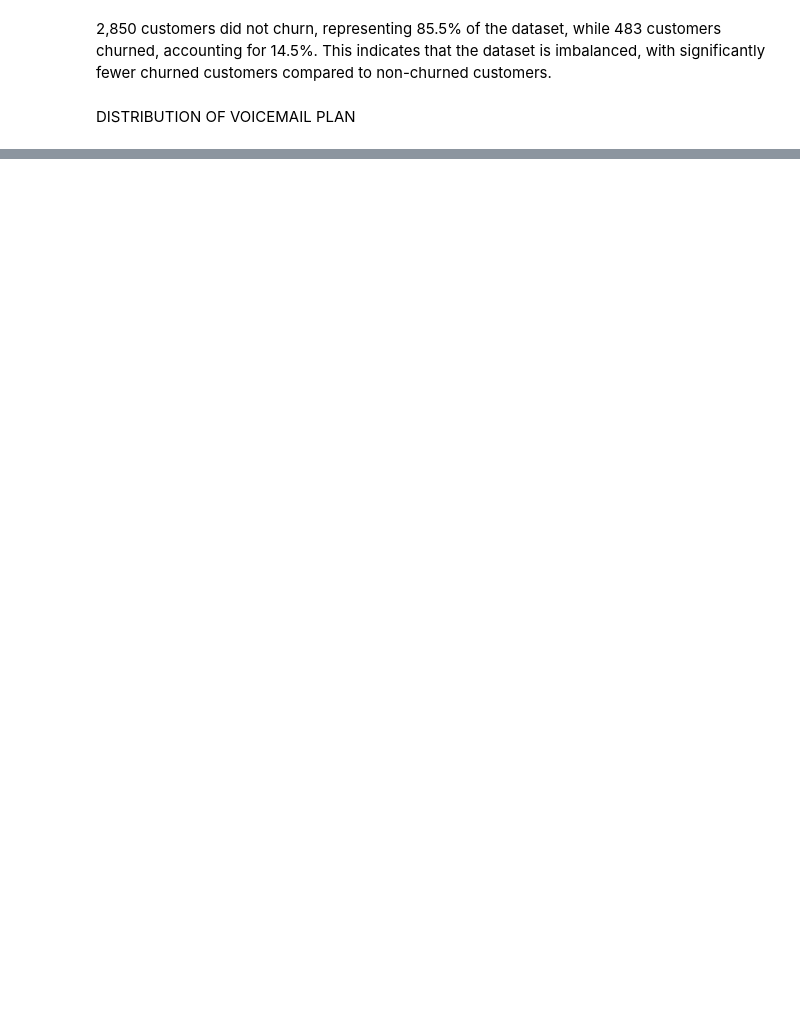
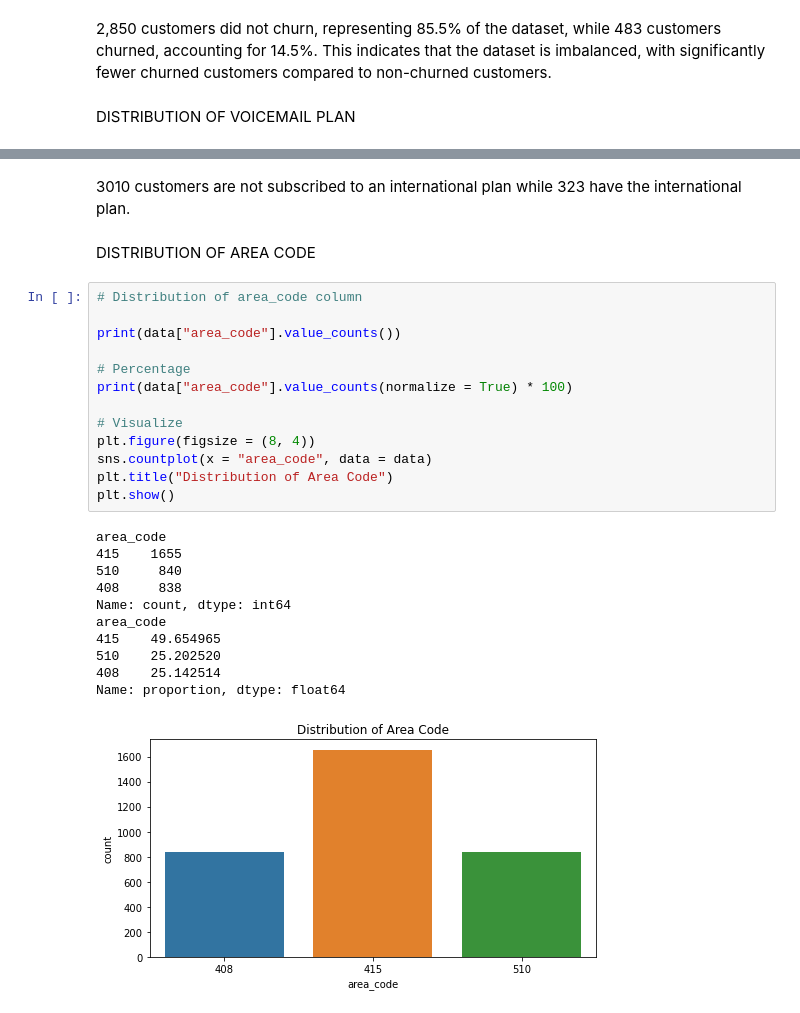
Before and after one commit to edgarowuor-tech/PHASE_THREE_CLASSIFICATION-MODEL-PROJECT, a Jupyter notebook: index.ipynb, the cells around one changed output, grey strips where cells are left out. Cells and saved outputs as stored; diff of their text form; blank space fills up the shorter version.

```diff
--- a/index.ipynb
+++ b/index.ipynb
@@ -353,0 +387,29 @@ Name: proportion, dtype: float64
+# %% [markdown]
+3010 customers are not subscribed to an international plan while 323 have the international plan.
+# %% [markdown]
+DISTRIBUTION OF AREA CODE
+# %%
+# Distribution of area_code column
+
+print(data["area_code"].value_counts())
+
+# Percentage
+print(data["area_code"].value_counts(normalize = True) * 100)
+
+# Visualize
+plt.figure(figsize = (8, 4))
+sns.countplot(x = "area_code", data = data)
+plt.title("Distribution of Area Code")
+plt.show()
+# %% [output]
+area_code
+415    1655
+510     840
+408     838
+Name: count, dtype: int64
+area_code
+415    49.654965
+510    25.202520
+408    25.142514
+Name: proportion, dtype: float64
+[figure, added]
```
Also changed, not shown: parts of 9 cells of this notebook.
